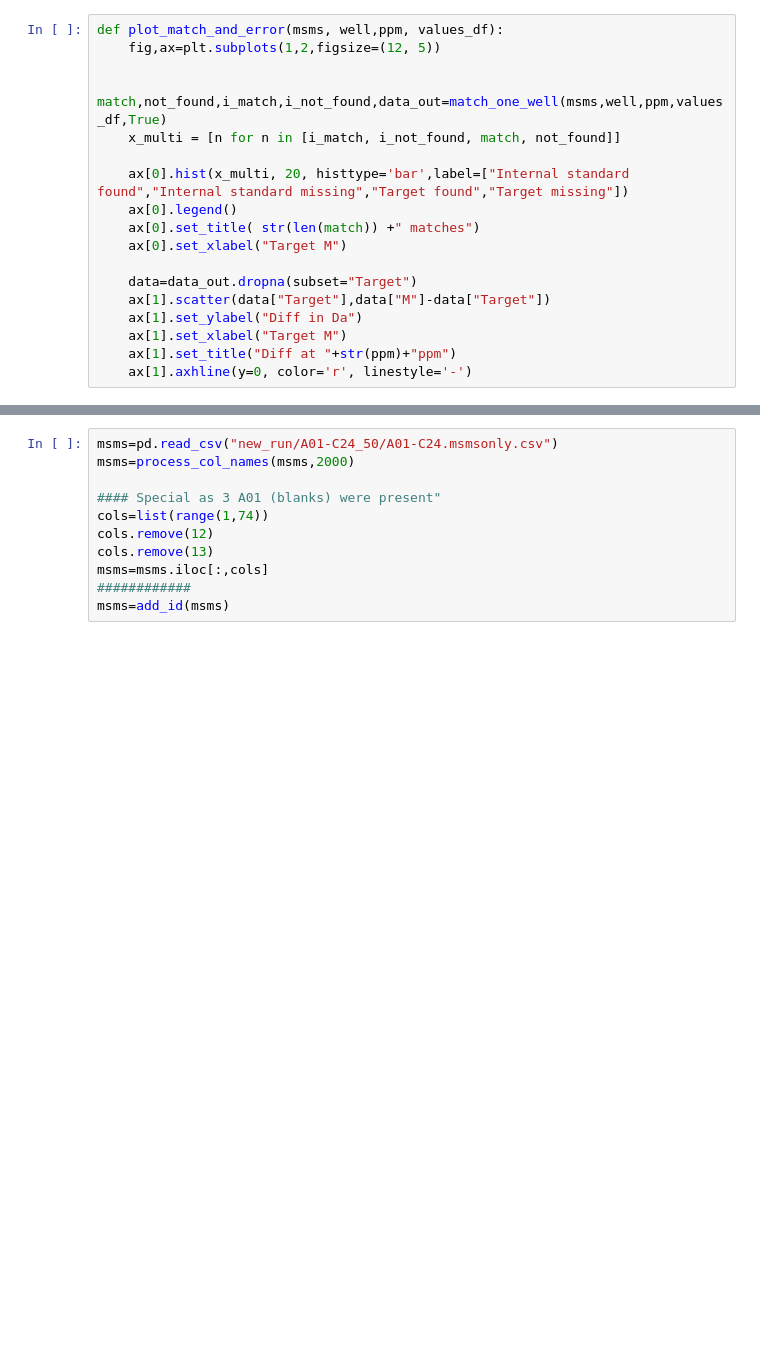
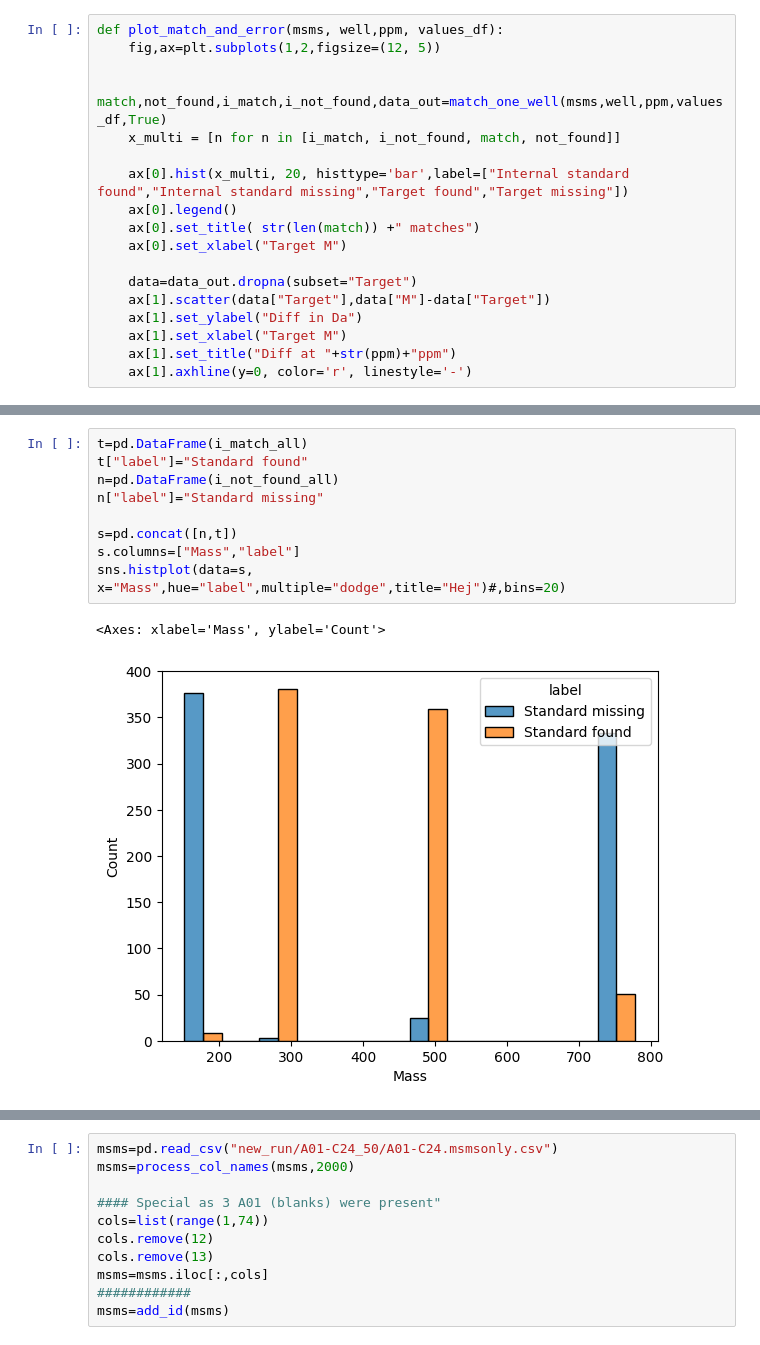
Before and after one commit to Micholms/tims_tof_data_extraction, a Jupyter notebook: data_handling_REST_API.ipynb, the cells around one changed output, grey strips where cells are left out. Cells and saved outputs as stored; diff of their text form; blank space fills up the shorter version.

```diff
--- a/data_handling_REST_API.ipynb
+++ b/data_handling_REST_API.ipynb
@@ -34,0 +122,12 @@ def plot_match_and_error(msms, well,ppm, values_df):
+# %%
+t=pd.DataFrame(i_match_all)
+t["label"]="Standard found"
+n=pd.DataFrame(i_not_found_all)
+n["label"]="Standard missing"
+
+s=pd.concat([n,t])
+s.columns=["Mass","label"]
+sns.histplot(data=s, x="Mass",hue="label",multiple="dodge",title="Hej")#,bins=20)
+# %% [output]
+<Axes: xlabel='Mass', ylabel='Count'>
+[figure, added]
```
Also changed, not shown: parts of 18 cells of this notebook, 1 other file.
